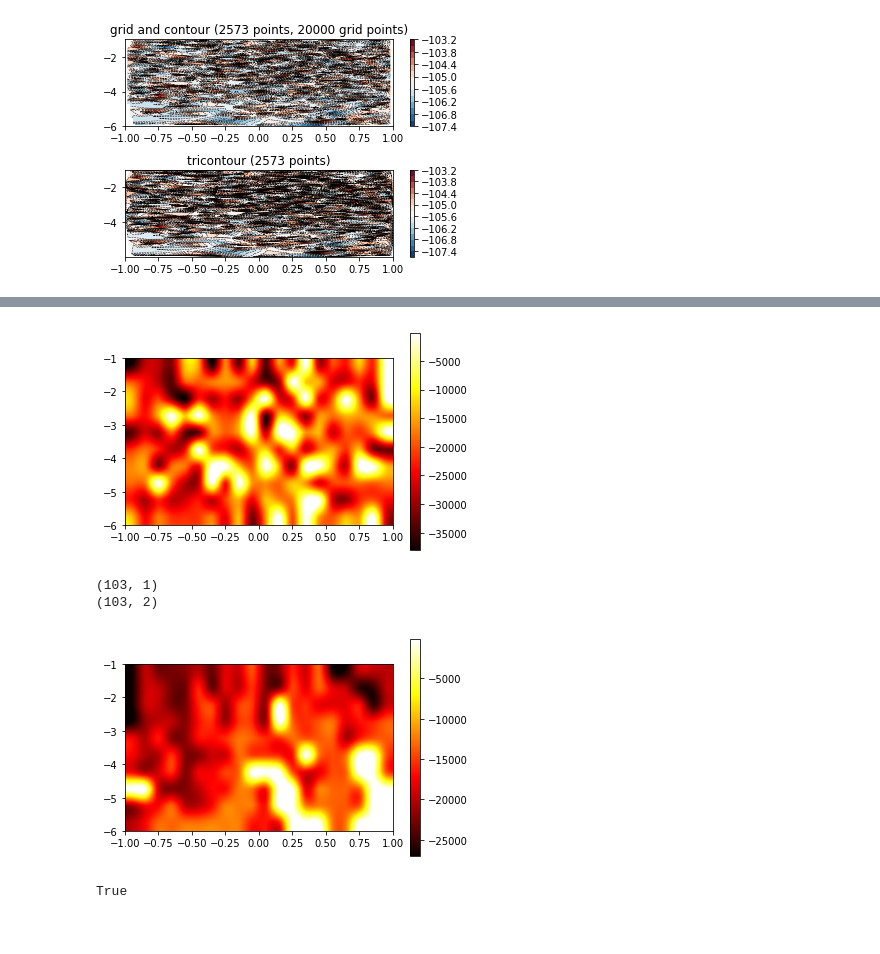
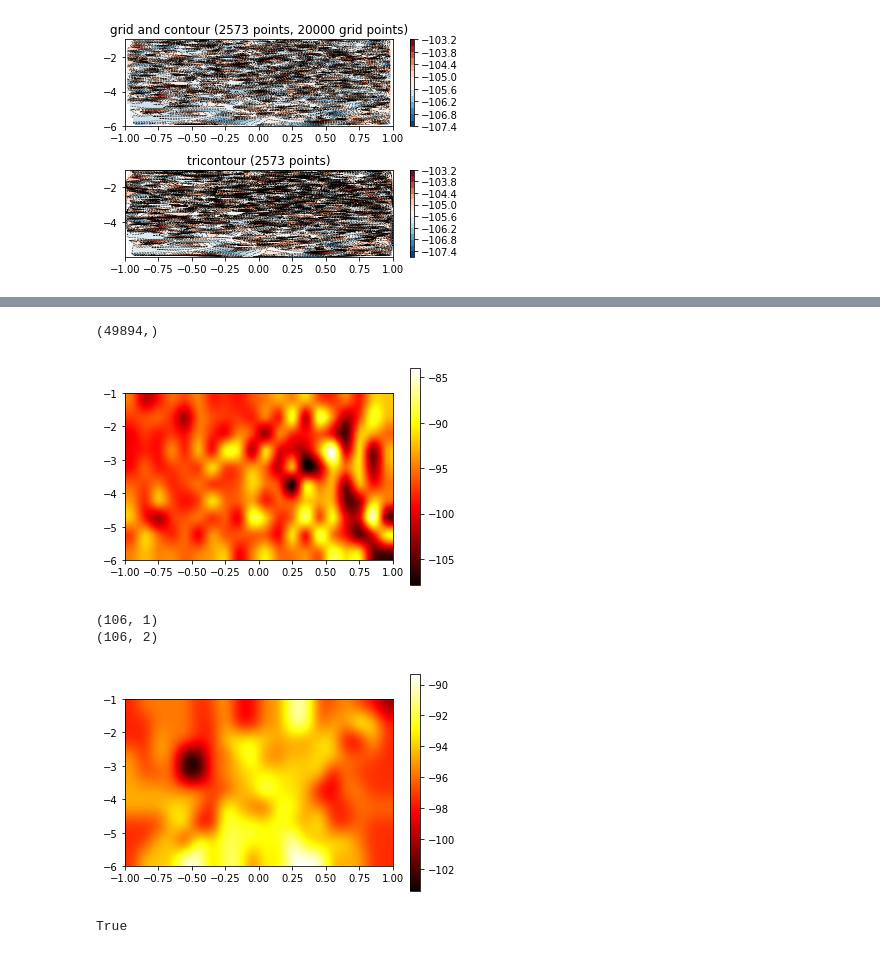
Before and after one commit to mark-koren/AdaptiveStressTestingToolbox, a Jupyter notebook: Toolbox/AST_Analyzer.ipynb, the cells around one changed output, grey strips where cells are left out. Cells and saved outputs as stored; diff of their text form; code cells hidden in the pictures.

```diff
--- a/Toolbox/AST_Analyzer.ipynb
+++ b/Toolbox/AST_Analyzer.ipynb
@@ -383,7 +384,7 @@ import matplotlib.pyplot as plt
 heatmap = plt.imshow(new_difs[:,:,i,j,k], cmap='hot', interpolation='nearest', extent=(-1,0,-6,-2), aspect=0.25)
 # %%
 import pickle
-with open('./data/gen/g1/eval.p', 'wb') as f:
+with open('./data/lr_64/l4/eval.p', 'wb') as f:
     pickle.dump(x, f)
 # %%
 filepath = './data/gen/'
@@ -510,7 +511,7 @@ def myplot(x, y, z=None, nb=32, xsize=500, ysize=500):
 # plt.show()
 # %%
 
-with open('./data/gen/g1/eval.p', 'rb') as f:
+with open('./data/lr_64/l4/eval.p', 'rb') as f:
     data = pickle.load(f)
     cumR = np.expand_dims(np.sum(data['rewards'], axis=1), axis=1)
     pos = data['observations'][:,0,0:2]
@@ -614,7 +615,7 @@ with open('./data/gen/g1/eval.p', 'rb') as f:
 [figure]
 # %%
 from scipy.interpolate import griddata
-with open('./data/gen/g1/eval.p', 'rb') as f:
+with open('./data/lr_64/l4/eval.p', 'rb') as f:
     data = pickle.load(f)
     cumR = np.expand_dims(np.sum(data['rewards'], axis=1), axis=1)
     pos = data['observations'][:,0,0:2]
@@ -630,41 +631,43 @@ with open('./data/gen/g1/eval.p', 'rb') as f:
 # %%
 from scipy.interpolate import griddata
-with open('./data/gen/g1/eval.p', 'rb') as f:
+with open('./data/lr_64/l4/eval.p', 'rb') as f:
     data = pickle.load(f)
     cumR = np.expand_dims(np.sum(data['rewards'], axis=1), axis=1)
     pos = data['observations'][:,0,0:2]
     posR = np.concatenate((pos, cumR), axis=1)
     wh = np.where(data['rewards'][:,-1] == 0)[0]
+    print(wh.shape)
     crash_posR = posR[wh,:]
     grid_x, grid_y = np.mgrid[-1:1:10j, -6:-1:20j]
     interped = griddata(posR[:,0:2],posR[:,2],(grid_x, grid_y), method='nearest')
     heatmap = plt.imshow(interped, cmap='hot', interpolation='spline16', extent=(-1,1,-6,-1), aspect=0.25)
     plt.colorbar(heatmap)
 # %% [output]
+(49894,)
-[figure, old version]
+[figure, new version]
 # %%
 #Custom bucketing
 from scipy.interpolate import griddata
-with open('./data/gen/g1/eval.p', 'rb') as f:
+with open('./data/lr_64/l4/eval.p', 'rb') as f:
     data = pickle.load(f)
     cumR = np.expand_dims(np.sum(data['rewards'], axis=1), axis=1)
     y = np.where((data['observations'][:,0,2] > 0.95) & (data['observations'][:,0,2] < 1.05) &
             (data['observations'][:,0,3] > 11) & (data['observations'][:,0,3] < 12) &
             (data['observations'][:,0,4] > 33) & (data['observations'][:,0,4] < 37))
     xx = cumR[y]
     pos = data['observations'][:,0,0:2][y]
     grid_x, grid_y = np.mgrid[-1:1:10j, -6:-1:20j]
     print(xx.shape)
     print(pos.shape)
     interped = griddata(pos[:,0:2],xx[:,0],(grid_x, grid_y), method='nearest')
-    heatmap = plt.imshow(interped, cmap='hot', interpolation='spline16', extent=(-1,1,-6,-1), aspect=0.25)
+    heatmap = plt.imshow(interped, cmap='hot', interpolation='bicubic', extent=(-1,1,-6,-1), aspect=0.25)
     plt.colorbar(heatmap)
 # y = data['rewards'][(data['observations'][:,0,2] > 0.95) & (data['observations'][:,0,2] < 1.05)]
 # y.shape
 # %% [output]
-(103, 1)
-(103, 2)
+(106, 1)
+(106, 2)
-[figure, old version]
+[figure, new version]
 # %%
 np.any((data['observations'][:,0,2] > 0.95) & (data['observations'][:,0,2] < 1.05))
 # %% [output]
```
Also changed, not shown: parts of 5 cells of this notebook, 5 other files.
